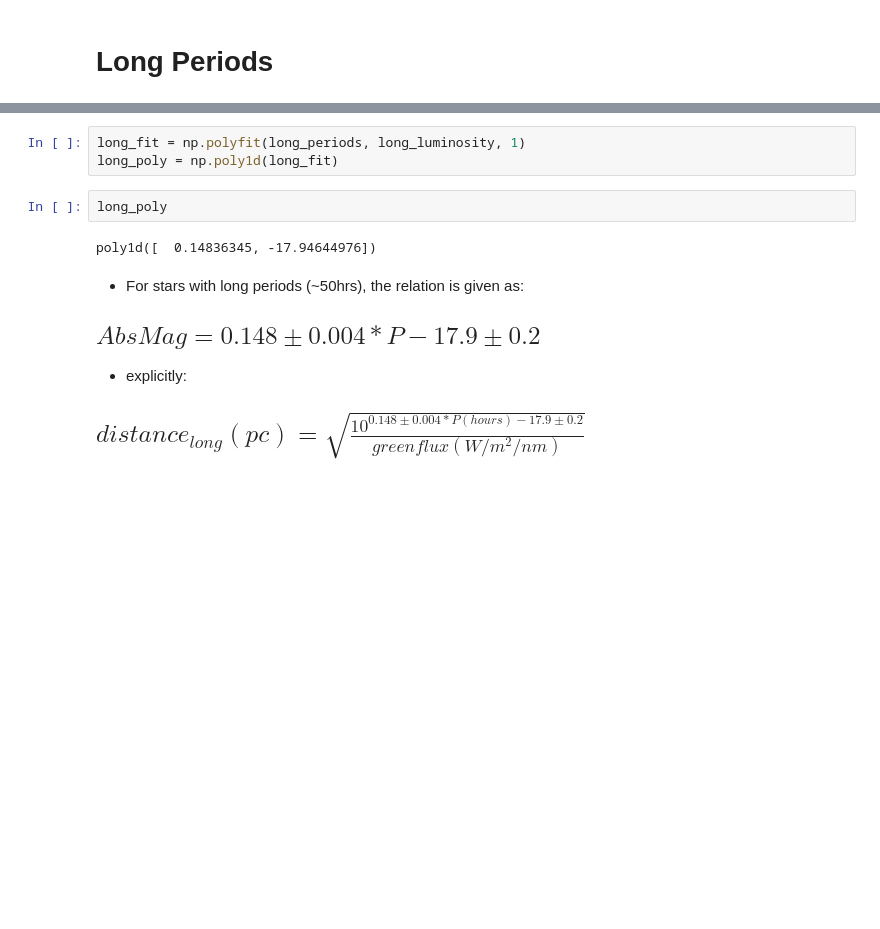
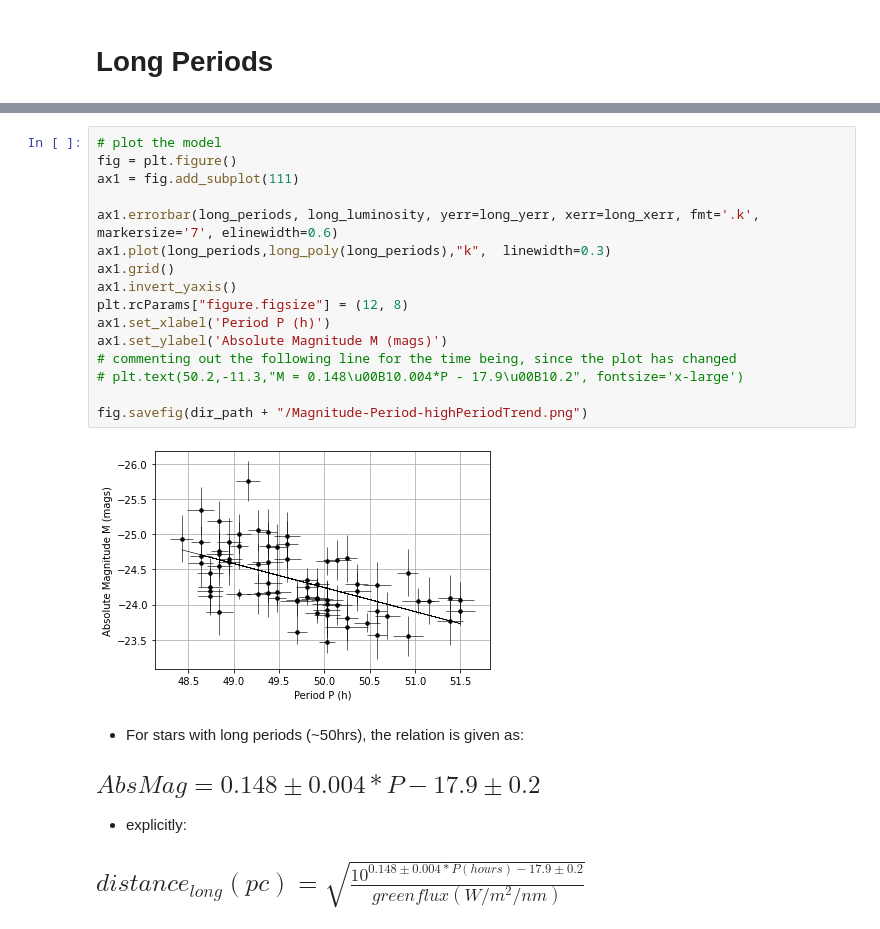
Before and after one commit to LeoClarke123/Distance_Ladder, a Jupyter notebook: Period_Lum/period_lum_analysis.ipynb, the cells around one changed output, grey strips where cells are left out. Drawn from its saved outputs; the diff is of its cells as text; blank space fills up the shorter version.

```diff
--- a/Period_Lum/period_lum_analysis.ipynb
+++ b/Period_Lum/period_lum_analysis.ipynb
@@ -127,10 +131,21 @@ period_lum_uncert(long_periods, long_luminosity, long_xerr, long_yerr)
-# %%
-long_fit = np.polyfit(long_periods, long_luminosity, 1)
-long_poly = np.poly1d(long_fit)
-# %%
-long_poly
-# %% [output]
-poly1d([  0.14836345, -17.94644976])
+# %%
+# plot the model
+fig = plt.figure()
+ax1 = fig.add_subplot(111)
+
+ax1.errorbar(long_periods, long_luminosity, yerr=long_yerr, xerr=long_xerr, fmt='.k', markersize='7', elinewidth=0.6)
+ax1.plot(long_periods,long_poly(long_periods),"k",  linewidth=0.3)
+ax1.grid()
+ax1.invert_yaxis()
+plt.rcParams["figure.figsize"] = (12, 8)
+ax1.set_xlabel('Period P (h)')
+ax1.set_ylabel('Absolute Magnitude M (mags)')
+# commenting out the following line for the time being, since the plot has changed
+# plt.text(50.2,-11.3,"M = 0.148\u00B10.004*P - 17.9\u00B10.2", fontsize='x-large')
+
+fig.savefig(dir_path + "/Magnitude-Period-highPeriodTrend.png")
+# %% [output]
+[figure, new version]
 # %% [markdown]
 - For stars with long periods (~50hrs), the relation is given as: <br />
 ## $ Abs Mag = 0.148\pm0.004*P - 17.9\pm0.2 $ <br />
```
Also changed, not shown: parts of 16 cells of this notebook, 4 other files.
